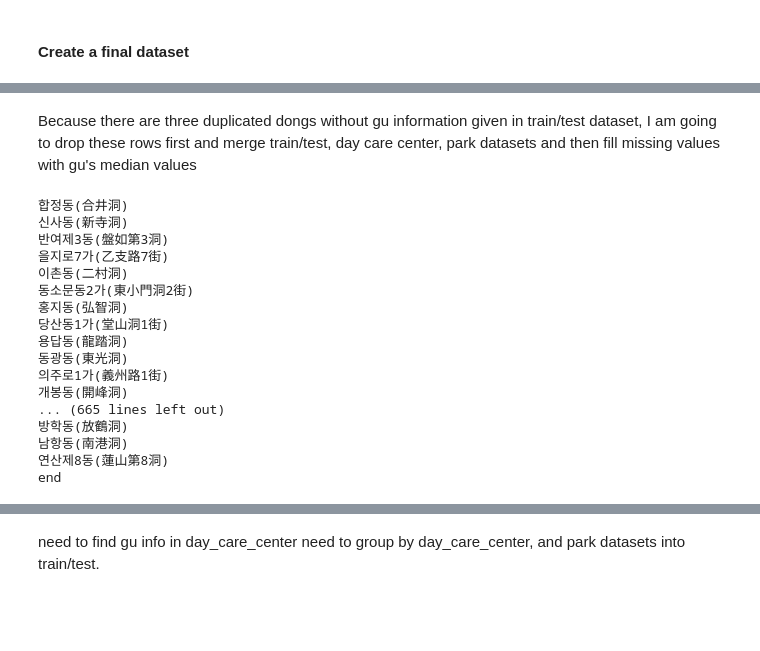
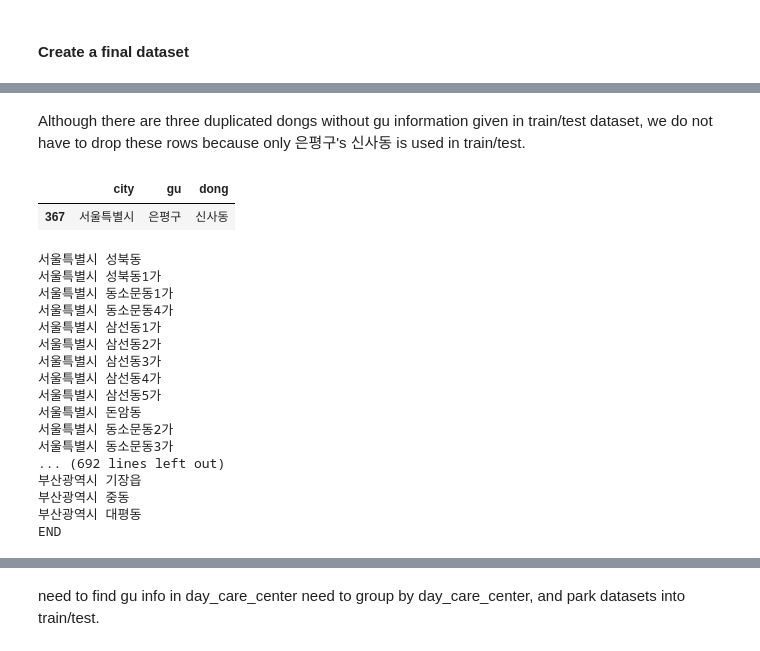
Before and after one commit to eastman-kim/Predict_Apartment_Makret_Price, a Jupyter notebook: Apt Real Price Prediction.ipynb, the cells around one changed output, grey strips where cells are left out. Cells and saved outputs as stored; diff of their text form; code cells hidden in the pictures; blank space fills up the shorter version.

```diff
--- a/Apt Real Price Prediction.ipynb
+++ b/Apt Real Price Prediction.ipynb
@@ -671,33 +645,34 @@ gudong[gudong.dong.str.contains('신사')].head()
 # %% [markdown]
-Because there are three duplicated dongs without gu information given in train/test dataset, I am going to drop these rows first and merge train/test, day care center, park datasets and then fill missing values with gu's median values
+Although there are three duplicated dongs without gu information given in train/test dataset, we do not have to drop these rows because only 은평구's 신사동 is used in train/test.
-# %%
-# delete whitspaces
-gudong['dong'] = gudong['dong'].str.strip()
-
-# drop 신사동 rows
-gudong = gudong[gudong.dong != '신사동']
-gudong_dong = list(set(gudong.dong))
+# %%
+# remove 신사동 from 서초구, 강남구
+gudong = gudong.drop(gudong.loc[(gudong.gu=='강남구') & (gudong.dong=='신사동')].index, axis=0)
+gudong = gudong.drop(gudong.loc[(gudong.gu=='서초구') & (gudong.dong=='신사동')].index, axis=0)
+gudong[gudong.dong.str.contains('신사')].head()
+# %% [output]
+|  | city | gu | dong |
+| 367 | 서울특별시 | 은평구 | 신사동 |
 # %%
-# train
-for dong in gudong_dong:
-    print(dong)
-    train.loc[train['dong'].str.contains(dong[:2]), 'gu'] = list(set(gudong[gudong['dong'].str.contains(dong[:2])]['gu']))[0]
-print('end')
+# test
+for city, gu, dong in gudong.values:
+    print(city,dong)
+    test.loc[(test['city'] == city) & (test['dong'].str.startswith(dong[:2])), 'gu'] = list(set(gudong.loc[(gudong['city'] == city) & (gudong['dong'].str.startswith(dong[:2]))]['gu']))[0]
+print("END")
 # %% [output]
-합정동(合井洞)
-신사동(新寺洞)
-반여제3동(盤如第3洞)
-을지로7가(乙支路7街)
-이촌동(二村洞)
-동소문동2가(東小門洞2街)
-홍지동(弘智洞)
-당산동1가(堂山洞1街)
-용답동(龍踏洞)
-동광동(東光洞)
-의주로1가(義州路1街)
-개봉동(開峰洞)
-... (665 lines left out)
-방학동(放鶴洞)
-남항동(南港洞)
-연산제8동(蓮山第8洞)
-end
+서울특별시 성북동
+서울특별시 성북동1가
+서울특별시 동소문동1가
+서울특별시 동소문동4가
+서울특별시 삼선동1가
+서울특별시 삼선동2가
+서울특별시 삼선동3가
+서울특별시 삼선동4가
+서울특별시 삼선동5가
+서울특별시 돈암동
+서울특별시 동소문동2가
+서울특별시 동소문동3가
+... (692 lines left out)
+부산광역시 기장읍
+부산광역시 중동
+부산광역시 대평동
+END
```
Also changed, not shown: parts of 37 cells of this notebook.
